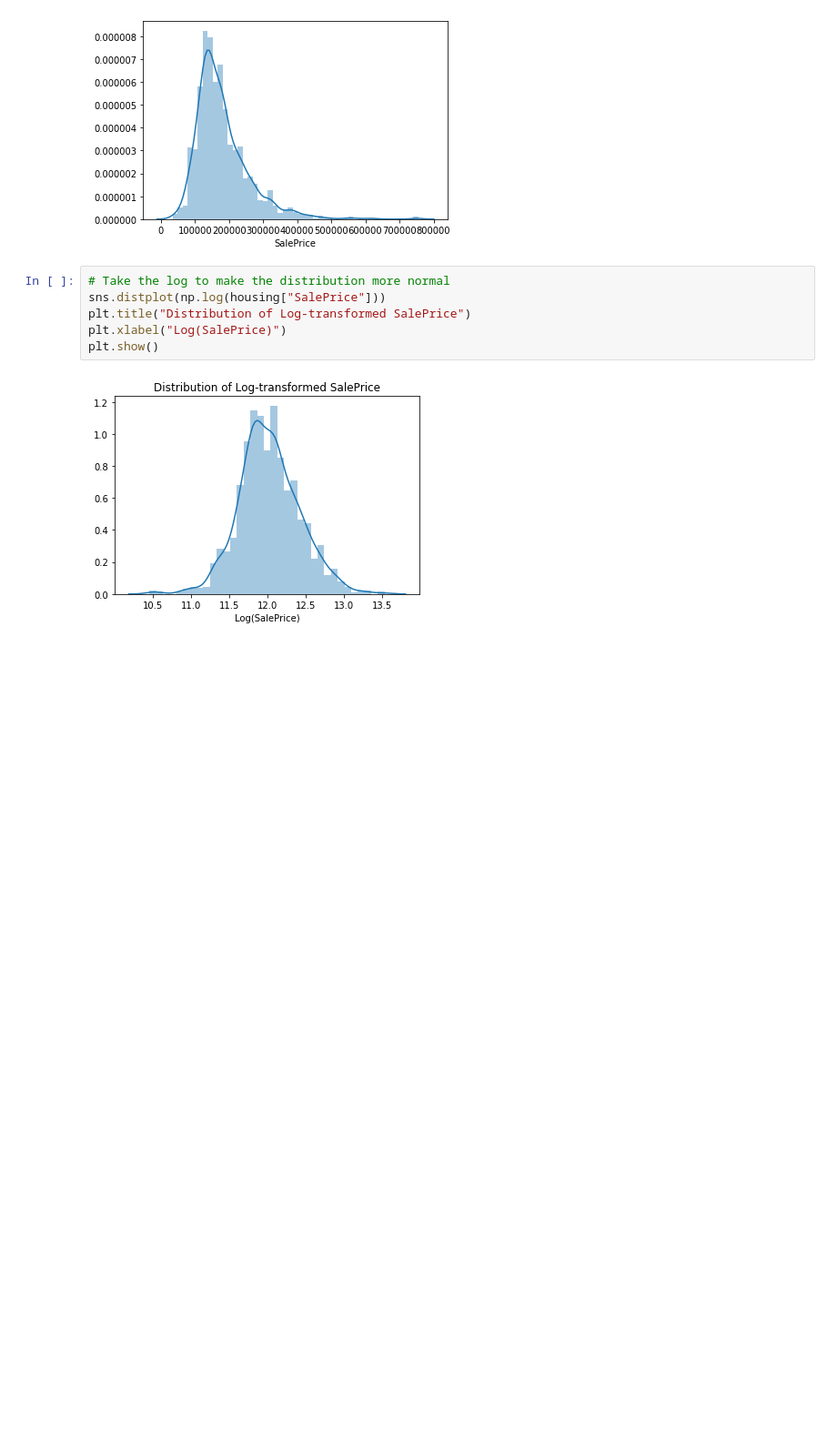
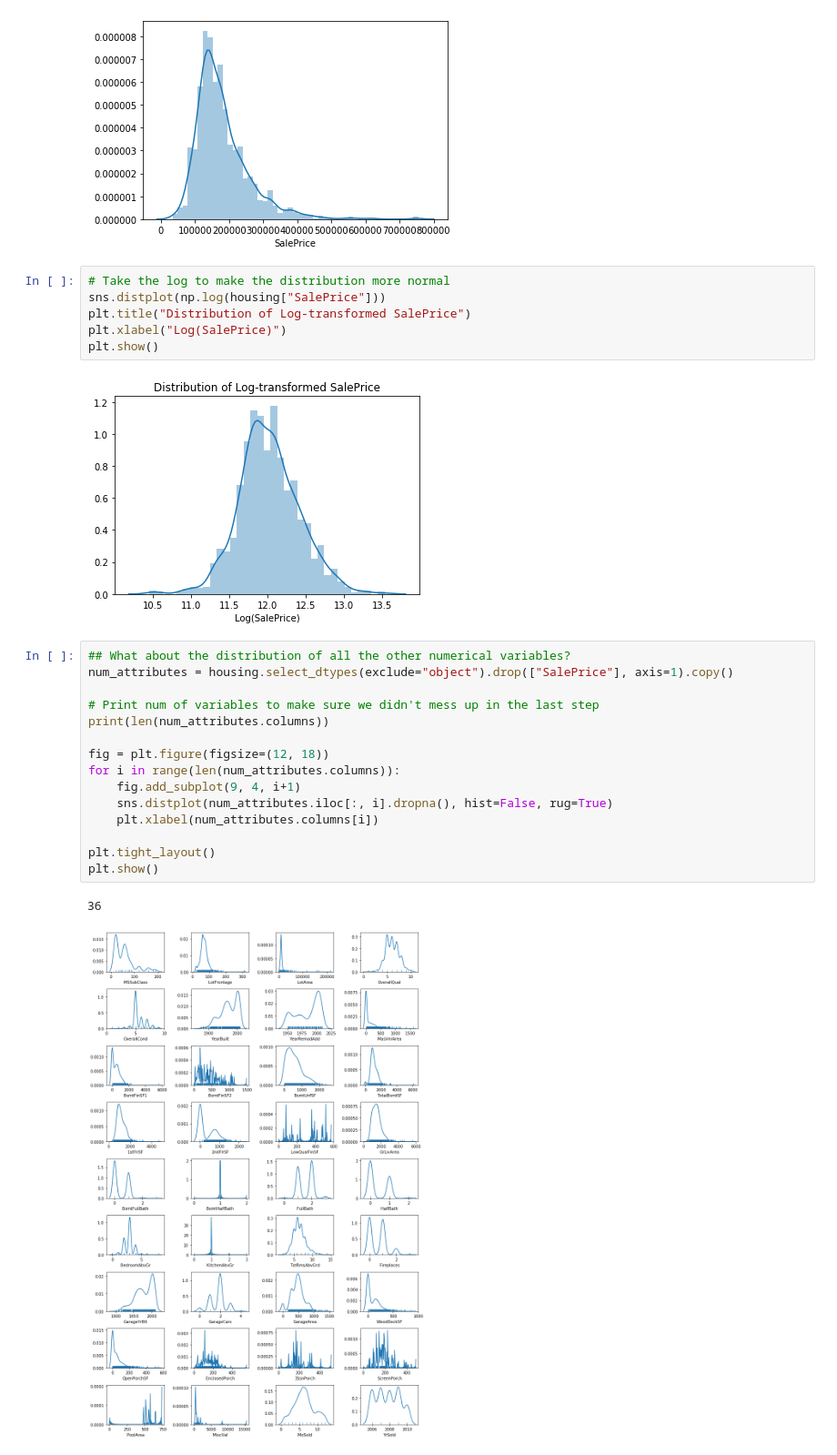
Before and after one commit to Zhaxxon/Kaggle, a Jupyter notebook: House_Prices_Advanced_Regression_Techniques/EDA.ipynb, the cells around one changed output. Shown at 91% size. Saved outputs shown, nothing was run; the diff lists cells and outputs as text; blank space fills up the shorter version.

```diff
--- a/House_Prices_Advanced_Regression_Techniques/EDA.ipynb
+++ b/House_Prices_Advanced_Regression_Techniques/EDA.ipynb
@@ -162,3 +162,21 @@ plt.xlabel("Log(SalePrice)")
 plt.show()
 # %% [output]
 [figure]
+# %%
+## What about the distribution of all the other numerical variables?
+num_attributes = housing.select_dtypes(exclude="object").drop(["SalePrice"], axis=1).copy()
+
+# Print num of variables to make sure we didn't mess up in the last step
+print(len(num_attributes.columns))
+
+fig = plt.figure(figsize=(12, 18))
+for i in range(len(num_attributes.columns)):
+    fig.add_subplot(9, 4, i+1)
+    sns.distplot(num_attributes.iloc[:, i].dropna(), hist=False, rug=True)
+    plt.xlabel(num_attributes.columns[i])
+
+plt.tight_layout()
+plt.show()
+# %% [output]
+36
+[figure, added]
```
Also changed, not shown: parts of 2 cells of this notebook.
